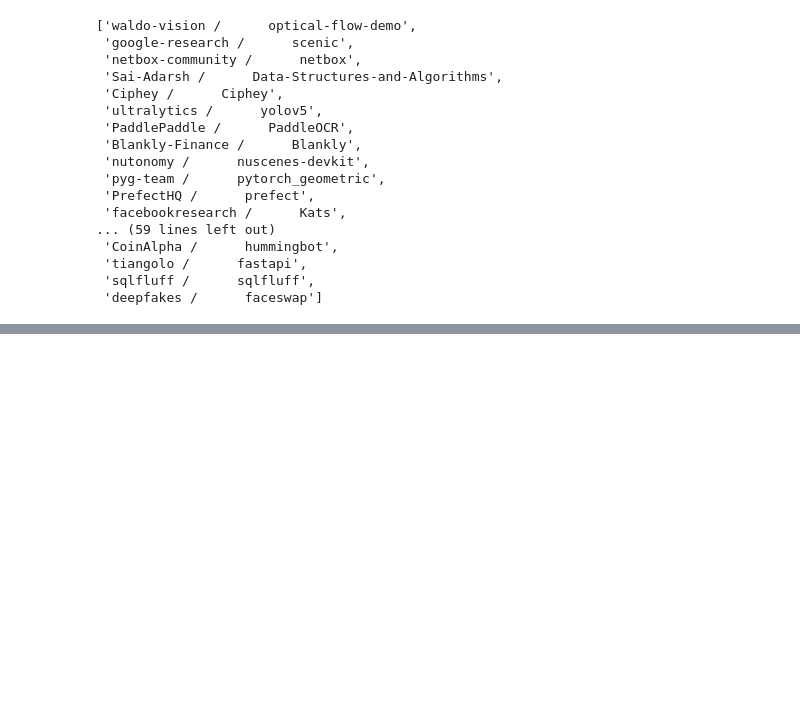
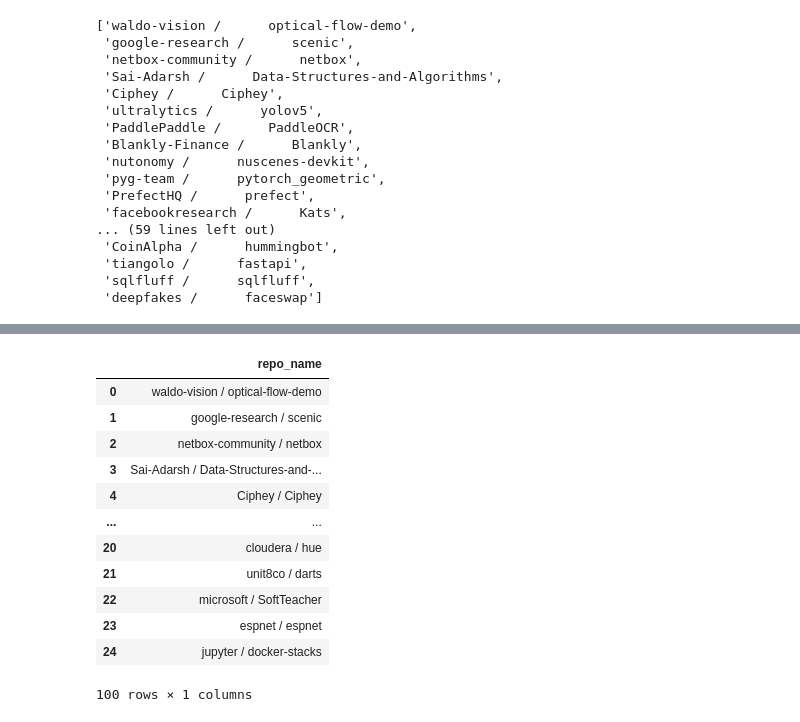
Before and after one commit to Brooke-Holyoak/natural-language-processing-exercises, a Jupyter notebook: web_scrape_scratchpad.ipynb, the cells around one changed output, grey strips where cells are left out. Saved outputs shown, nothing was run; the diff lists cells and outputs as text; code cells hidden in the pictures; blank space fills up the shorter version.

```diff
--- a/web_scrape_scratchpad.ipynb
+++ b/web_scrape_scratchpad.ipynb
@@ -168,0 +199,19 @@ repo_list
+# %%
+df_oct_29_21['repo_name'] = df_oct_29_21['repo_name'].str.replace(r'\n\n', '')
+# %%
+df_oct_29_all = pd.concat([df_oct_28_all, df_oct_29_21])
+df_oct_29_all
+# %% [output]
+|  | repo_name |
+| 0 | waldo-vision / optical-flow-demo |
+| 1 | google-research / scenic |
+| 2 | netbox-community / netbox |
+| 3 | Sai-Adarsh / Data-Structures-and-... |
+| 4 | Ciphey / Ciphey |
+| ... | ... |
+| 20 | cloudera / hue |
+| 21 | unit8co / darts |
+| 22 | microsoft / SoftTeacher |
+| 23 | espnet / espnet |
+| 24 | jupyter / docker-stacks |
+100 rows × 1 columns
```
Also changed, not shown: parts of 4 cells of this notebook.
